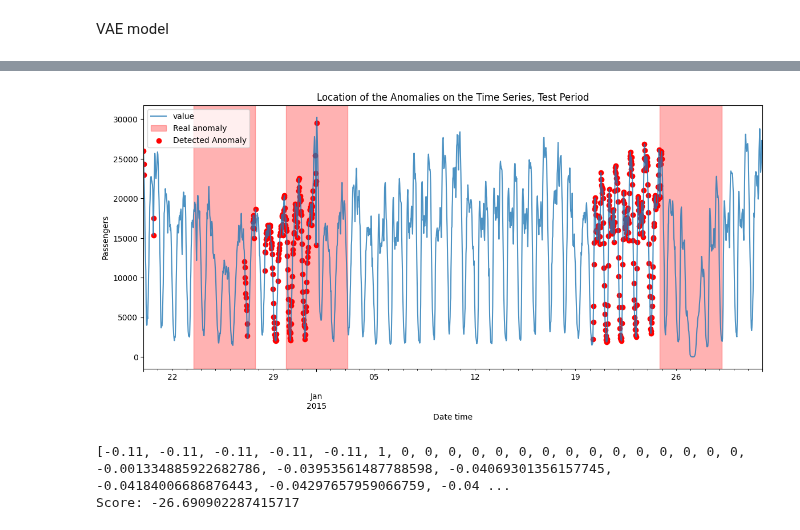
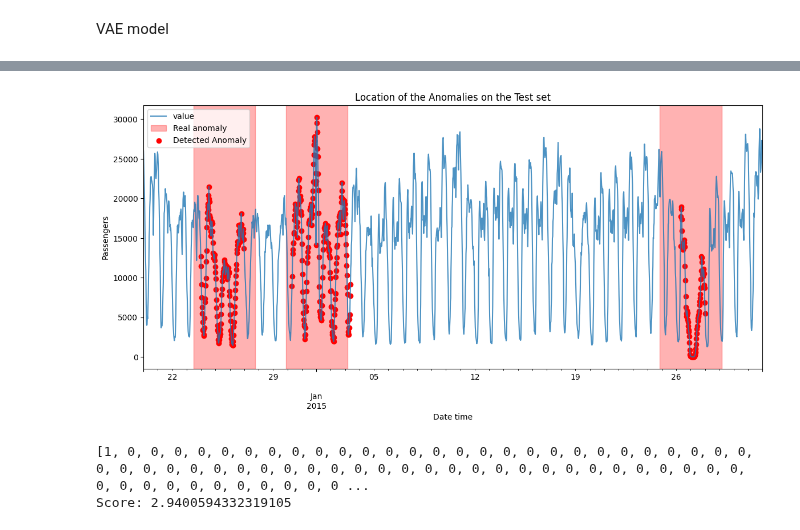
Before and after one commit to anjalianand10/VariationalAutoencodersForAnomalyDetection, a Jupyter notebook: window_for_nyc_taxi.ipynb, the cells around one changed output, grey strips where cells are left out. Saved outputs shown, nothing was run; the diff lists cells and outputs as text; code cells hidden in the pictures.

```diff
--- a/window_for_nyc_taxi.ipynb
+++ b/window_for_nyc_taxi.ipynb
@@ -98,5 +98,5 @@ Each sample is half an hour apart, so 336 samples accounts for a week
 # %%
-step_size = 336
+step_size = 192
 
 train = create_sequences(train_scaled.values, step_size)
 print("Training input shape: ", train.shape)
@@ -134,8 +133,8 @@ Model: "vae"
 history = vae.fit(
     train,
     train,
-    epochs=1000,
-    batch_size=256,
-    validation_split=0.2,
+    epochs=500,
+    batch_size=128,
+    validation_split=0.1,
     callbacks=[tf.keras.callbacks.EarlyStopping(patience=8, restore_best_weights=True)])
 # %% [output]
@@ -249,9 +228,9 @@ for ind in range(len(anomalies)):
 # %%
-# # data i is an anomaly if more than 90% of samples [(i - timesteps + 1) to (i)] are anomalies
-# anomalous_data_indices = []
-# for data_idx in range(step_size - 1, len(test_scaled) - step_size + 1):
-#     if np.sum(anomalies[data_idx - step_size + 1 : data_idx]) > step_size * 0.9:
-#         anomalous_data_indices.append(data_idx)
+# data i is an anomaly if samples [(i - timesteps + 1) to (i)] are anomalies
+anomalous_data_indices = []
+for data_idx in range(step_size - 1, len(test_scaled) - step_size + 1):
+    if np.sum(anomalies[data_idx - step_size + 1 : data_idx])> step_size * 0.9:
+        anomalous_data_indices.append(data_idx)
 # %%
 print("Indices of anomalies: ", anomalous_data_indices)
 # %% [output]
@@ -277,15 +240,15 @@ df_subset
 # %%
 fig, ax = plt.subplots(figsize=(14, 6))
 tst_data.plot(legend=False, ax=ax, alpha=0.8)
 ax.fill_between(data_with_anomaly.index, 0, 1, where=data_with_anomaly['anomaly'], color='red', alpha=0.3, transform=ax.get_xaxis_transform(), label='Real anomaly')
 ax.scatter(df_subset.index, df_subset['value'], color="r", label="Detected Anomaly")
 plt.legend()
 plt.xlabel('Date time')
 plt.ylabel('Passengers')
-plt.title("Location of the Anomalies on the Time Series, Test Period")
+plt.title("Location of the Anomalies on the Test set")
 plt.show()
 # %% [output]
-[figure, old version]
+[figure, new version]
 # %%
 from utils.scoring import score_fn
 anomaly_ranges = [(datetime.strptime(start, "%Y-%m-%d %H:%M:%S.%f"),
@@ -294,5 +257,5 @@ res= score_fn(list(df_subset.index), anomaly_ranges)
 print (res)
 print (f'Score: {np.sum(res)}')
 # %% [output]
-[-0.11, -0.11, -0.11, -0.11, -0.11, 1, 0, 0, 0, 0, 0, 0, 0, 0, 0, 0, 0, 0, 0, 0, 0, -0.001334885922682786, -0.03953561487788598, -0.04069301356157745, -0.04184006686876443, -0.04297657959066759, -0.04 ...
-Score: -26.690902287415717
+[1, 0, 0, 0, 0, 0, 0, 0, 0, 0, 0, 0, 0, 0, 0, 0, 0, 0, 0, 0, 0, 0, 0, 0, 0, 0, 0, 0, 0, 0, 0, 0, 0, 0, 0, 0, 0, 0, 0, 0, 0, 0, 0, 0, 0, 0, 0, 0, 0, 0, 0, 0, 0, 0, 0, 0, 0, 0, 0, 0, 0, 0, 0, 0, 0, 0, 0 ...
+Score: 2.9400594332319105
```
Also changed, not shown: parts of 12 cells of this notebook, 5 other files.
